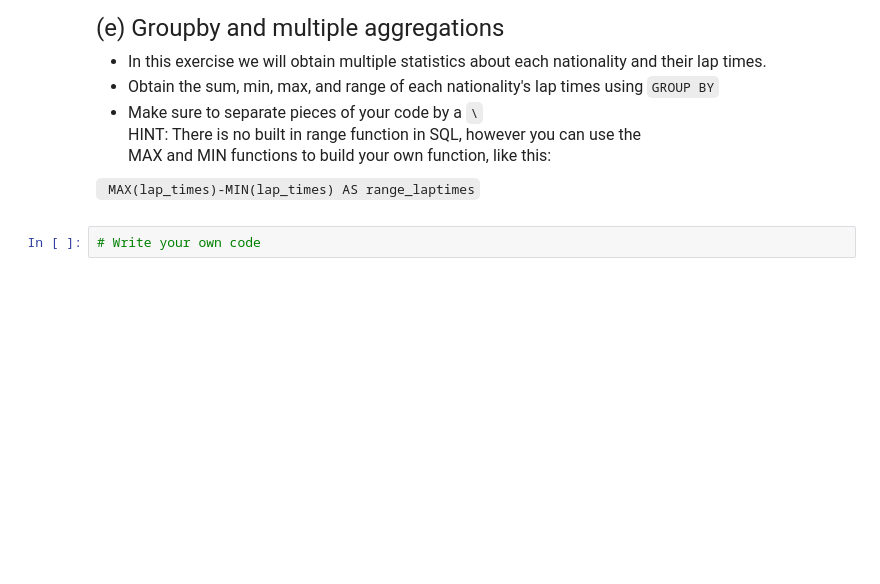
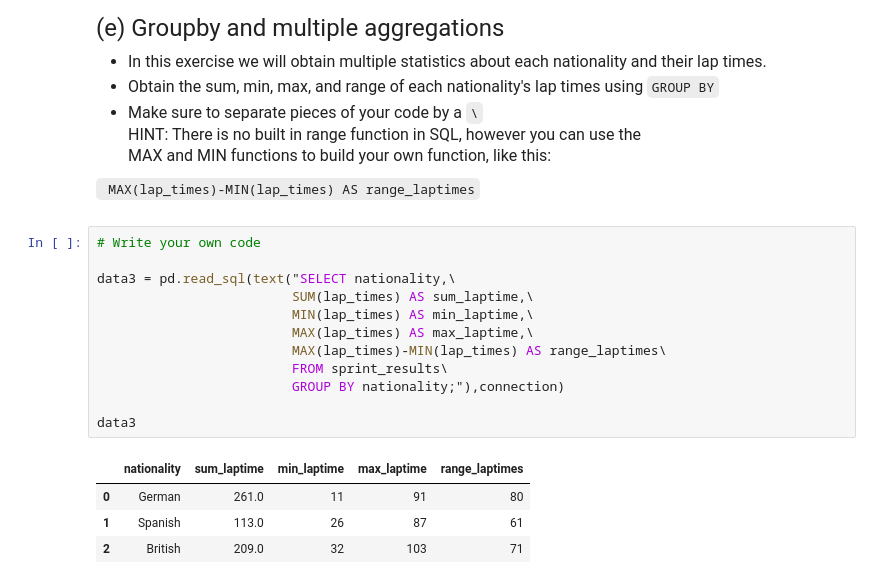
Before and after one commit to chuanhaopeterlin/qtm151spring2024, a Jupyter notebook: Assignment 9/assignment9/assignment9.ipynb, the cells around one changed output. Drawn from its saved outputs; the diff is of its cells as text; blank space fills up the shorter version.

````diff
--- a/Assignment 9/assignment9/assignment9.ipynb
+++ b/Assignment 9/assignment9/assignment9.ipynb
@@ -213,5 +210,20 @@ HINT: There is no built in range function in SQL, however you can use the <br>
 MAX and MIN functions to build your own function, like this:
 
 ``` MAX(lap_times)-MIN(lap_times) AS range_laptimes```
-# %%
-# Write your own code
+# %%
+# Write your own code
+
+data3 = pd.read_sql(text("SELECT nationality,\
+                         SUM(lap_times) AS sum_laptime,\
+                         MIN(lap_times) AS min_laptime,\
+                         MAX(lap_times) AS max_laptime,\
+                         MAX(lap_times)-MIN(lap_times) AS range_laptimes\
+                         FROM sprint_results\
+                         GROUP BY nationality;"),connection)
+
+data3
+# %% [output]
+|  | nationality | sum_laptime | min_laptime | max_laptime | range_laptimes |
+| 0 | German | 261.0 | 11 | 91 | 80 |
+| 1 | Spanish | 113.0 | 26 | 87 | 61 |
+| 2 | British | 209.0 | 32 | 103 | 71 |
````
Also changed, not shown: parts of 3 cells of this notebook, 3 other files.
